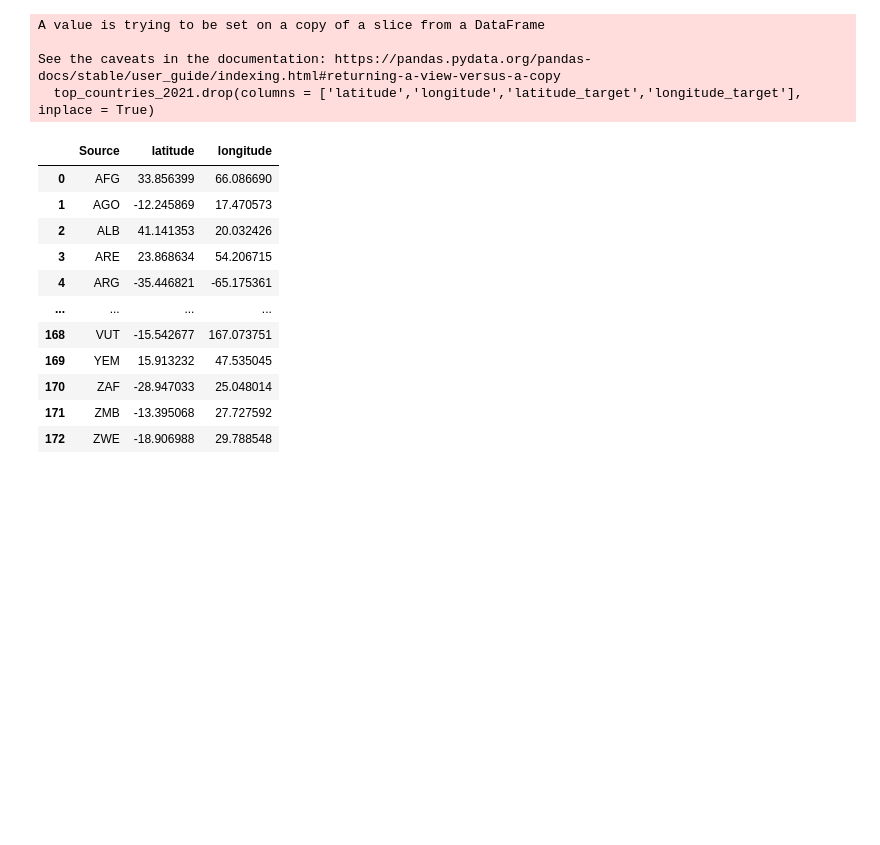
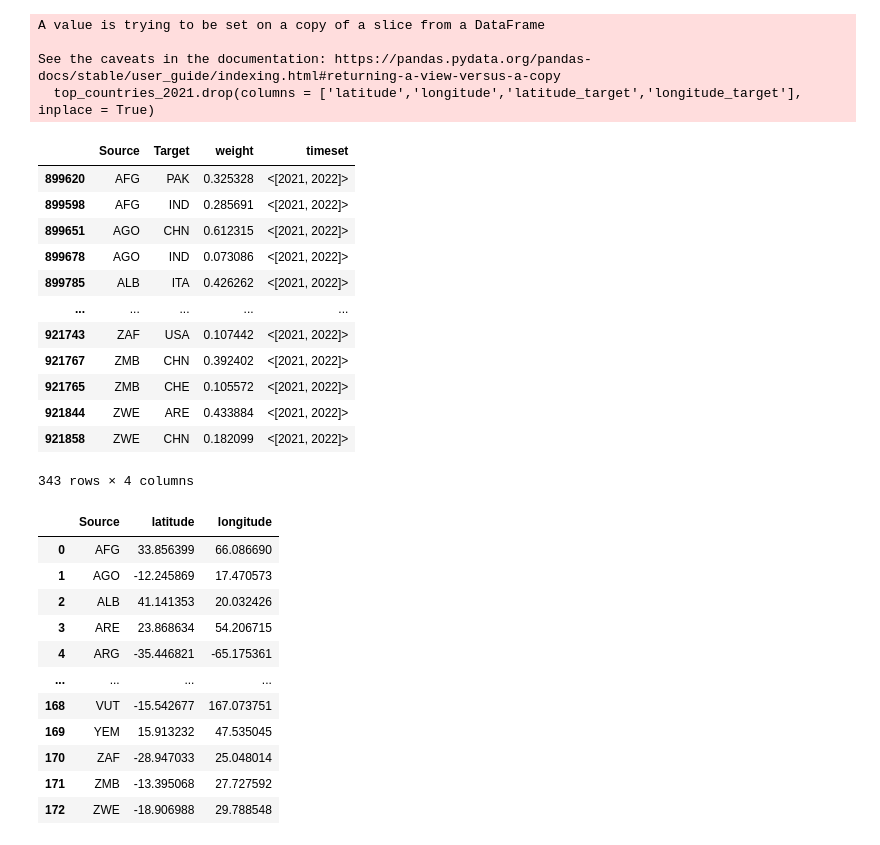
Before and after one commit to soschuetze/Trade-GNN-ChangePoint, a Jupyter notebook: notebooks/distance_metrics.ipynb, the cells around one changed output. Cells and saved outputs as stored; diff of their text form; code cells hidden in the pictures; blank space fills up the shorter version.

```diff
--- a/network_exploration.ipynb
+++ b/notebooks/distance_metrics.ipynb
@@ -37,7 +28,7 @@ for item_def in list(data_dict["results"]):
 
 product_codes = pd.DataFrame(data_cross, columns = ['code', 'product'])
 # %%
-country_codes = pd.read_excel("data/ISO3166.xlsx")
+country_codes = pd.read_excel("../data/ISO3166.xlsx")
 
 #rename some columns for join with trade data
 country_codes["location_code"] = country_codes["Alpha-3 code"]
@@ -104,7 +95,7 @@ def clean_exports(df):
 
     return exports
 # %%
-locations = pd.read_stata("location_classifications/location.dta")
+locations = pd.read_stata("../location_classifications/location.dta")
 locations['location_id'] = locations['location_id'].astype(int)
 locations.drop(columns = ['location_id','location_name_short_en','level'], inplace = True)
 # %%
@@ -150,10 +141,10 @@ for i in export_data:
 with open('exports_agg.pkl', 'wb') as file:
     pkl.dump(export_agg, file)
 # %%
-with open('graphs/exports_agg.pkl', 'rb') as file:
+with open('../graphs/exports_agg.pkl', 'rb') as file:
     export_agg = pkl.load(file)
 # %%
-with open('graphs/imports_agg.pkl', 'rb') as file:
+with open('../graphs/imports_agg.pkl', 'rb') as file:
     import_agg = pkl.load(file)
 # %% [markdown]
 ## Standardizing Node Length of Aggregated Dataframes
@@ -382,6 +341,22 @@ A value is trying to be set on a copy of a slice from a DataFrame
 
 See the caveats in the documentation: https://pandas.pydata.org/pandas-docs/stable/user_guide/indexing.html#returning-a-view-versus-a-copy
   top_countries_2021.drop(columns = ['latitude','longitude','latitude_target','longitude_target'], inplace = True)
+# %%
+top_countries_2021
+# %% [output]
+|  | Source | Target | weight | timeset |
+| 899620 | AFG | PAK | 0.325328 | <[2021, 2022]> |
+| 899598 | AFG | IND | 0.285691 | <[2021, 2022]> |
+| 899651 | AGO | CHN | 0.612315 | <[2021, 2022]> |
+| 899678 | AGO | IND | 0.073086 | <[2021, 2022]> |
+| 899785 | ALB | ITA | 0.426262 | <[2021, 2022]> |
+| ... | ... | ... | ... | ... |
+| 921743 | ZAF | USA | 0.107442 | <[2021, 2022]> |
+| 921767 | ZMB | CHN | 0.392402 | <[2021, 2022]> |
+| 921765 | ZMB | CHE | 0.105572 | <[2021, 2022]> |
+| 921844 | ZWE | ARE | 0.433884 | <[2021, 2022]> |
+| 921858 | ZWE | CHN | 0.182099 | <[2021, 2022]> |
+343 rows × 4 columns
 # %%
 top_countries_2021.to_csv('top_countries_2021.csv', index = False)
 # %%
```
Also changed, not shown: parts of 12 cells of this notebook, 2 other files.
